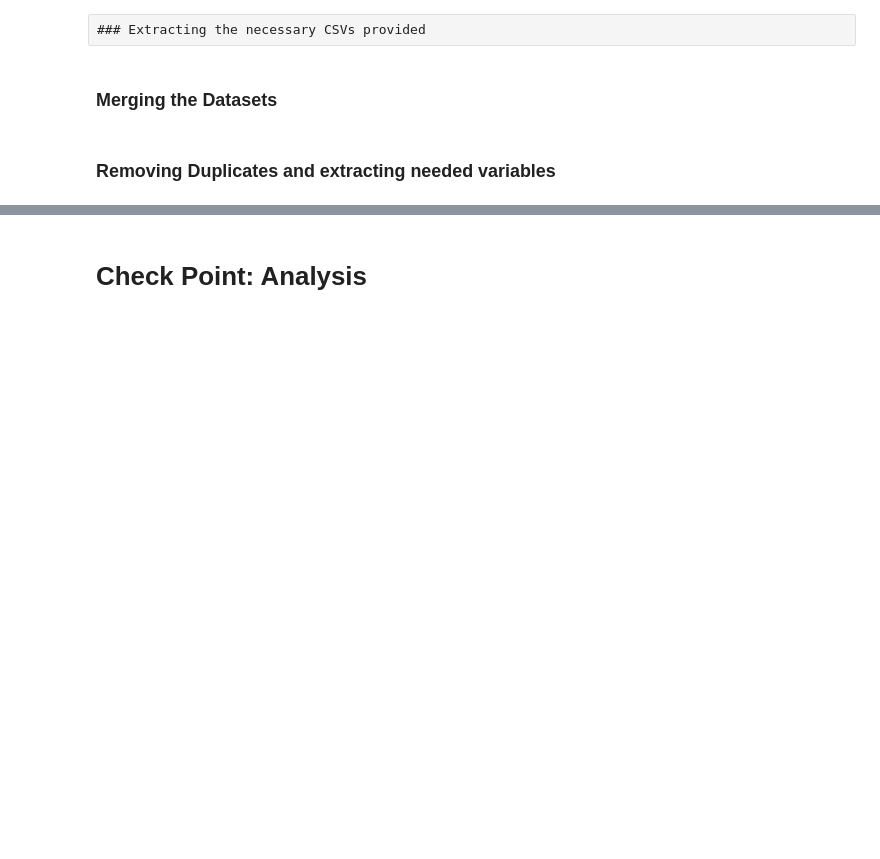
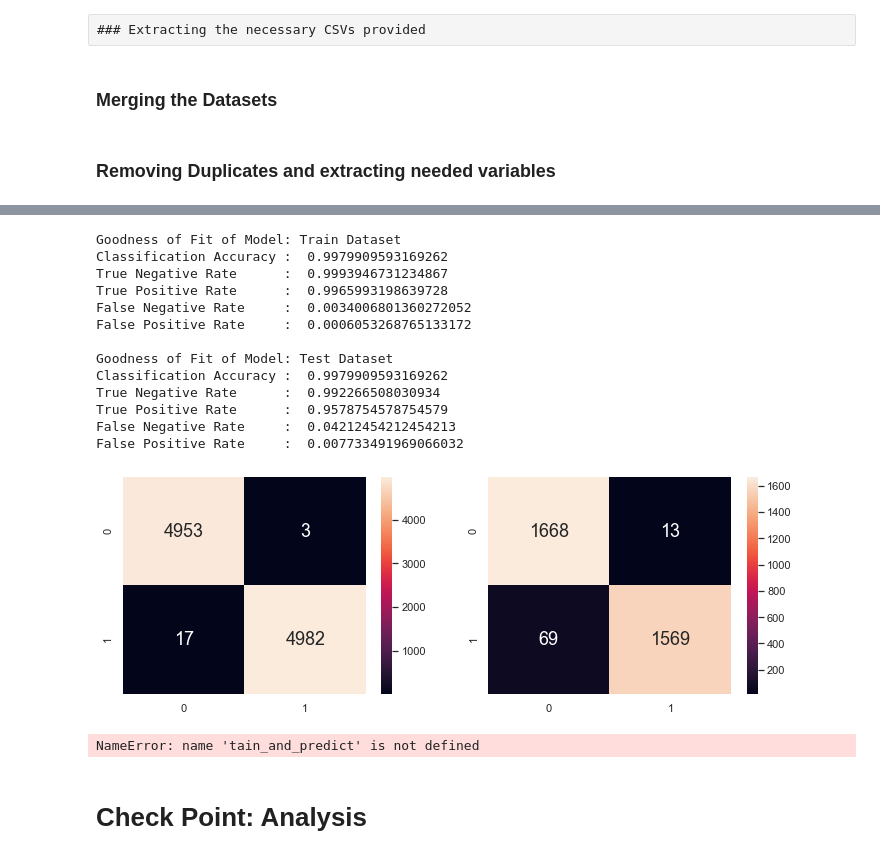
Before and after one commit to S-Samiksha/DSAI-Project, a Jupyter notebook: Part 8 Random Forest after GVsearch.ipynb, the cells around one changed output, grey strips where cells are left out. Cells and saved outputs as stored; diff of their text form; code cells hidden in the pictures; blank space fills up the shorter version.

```diff
--- a/Part 8 Random Forest after GVsearch.ipynb
+++ b/Part 8 Random Forest after GVsearch.ipynb
@@ -327,0 +278,21 @@ False Positive Rate     :  0.019579405366207395
+# %%
+train_and_predict(sportsProd, 13, 900)
+# %% [output]
+Goodness of Fit of Model: Train Dataset
+Classification Accuracy :  0.9979909593169262
+True Negative Rate      :  0.9993946731234867
+True Positive Rate      :  0.9965993198639728
+False Negative Rate     :  0.0034006801360272052
+False Positive Rate     :  0.0006053268765133172
+
+Goodness of Fit of Model: Test Dataset
+Classification Accuracy :  0.9979909593169262
+True Negative Rate      :  0.992266508030934
+True Positive Rate      :  0.9578754578754579
+False Negative Rate     :  0.04212454212454213
+False Positive Rate     :  0.007733491969066032
+[figure, added]
+# %%
+tain_and_predict(housewareProd, 13, 600)
+# %% [output]
+NameError: name 'tain_and_predict' is not defined
```
Also changed, not shown: parts of 22 cells of this notebook.
